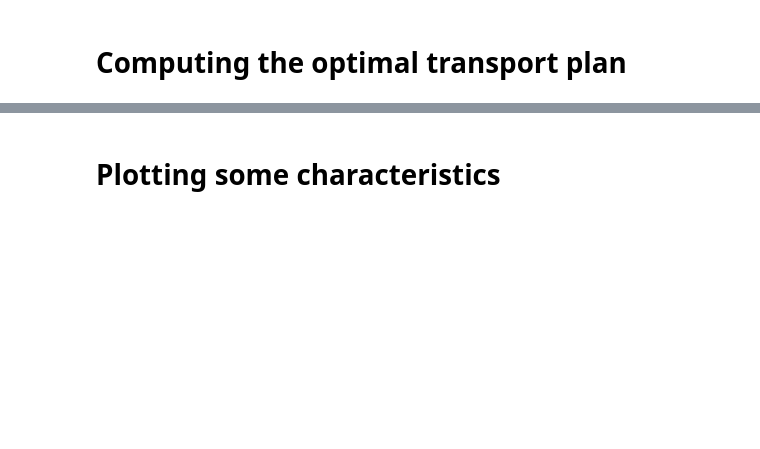
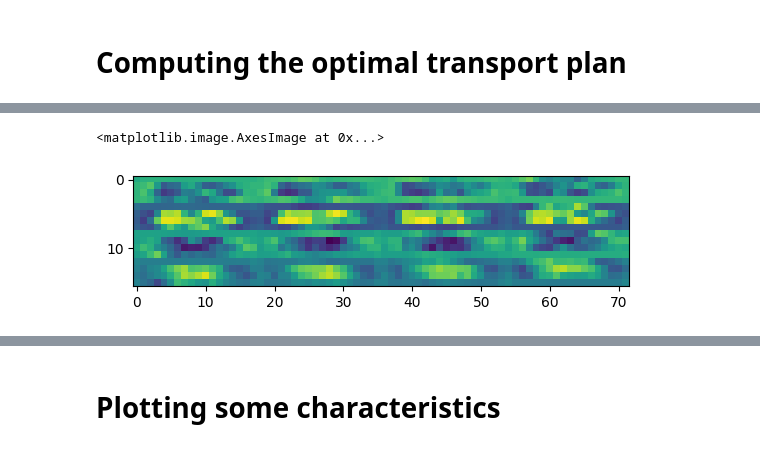
Before and after one commit to balazsmorv/fmri_classifier, a Jupyter notebook: Notebook experiments/Transforms/Optimal Transport.ipynb, the cells around one changed output, grey strips where cells are left out. Saved outputs shown, nothing was run; the diff lists cells and outputs as text; code cells hidden in the pictures; blank space fills up the shorter version.

```diff
--- a/Notebook experiments/Transforms/Optimal Transport.ipynb
+++ b/Notebook experiments/Transforms/Optimal Transport.ipynb
@@ -64,0 +86,5 @@ transp_Xs_sinkhorn = ot_sinkhorn.transform(Xs=Xs)
+# %%
+pl.imshow(f4.reshape(16, 72))
+# %% [output]
+<matplotlib.image.AxesImage at 0x...>
+[figure, added]
```
Also changed, not shown: parts of 19 cells of this notebook, 23 other files.
